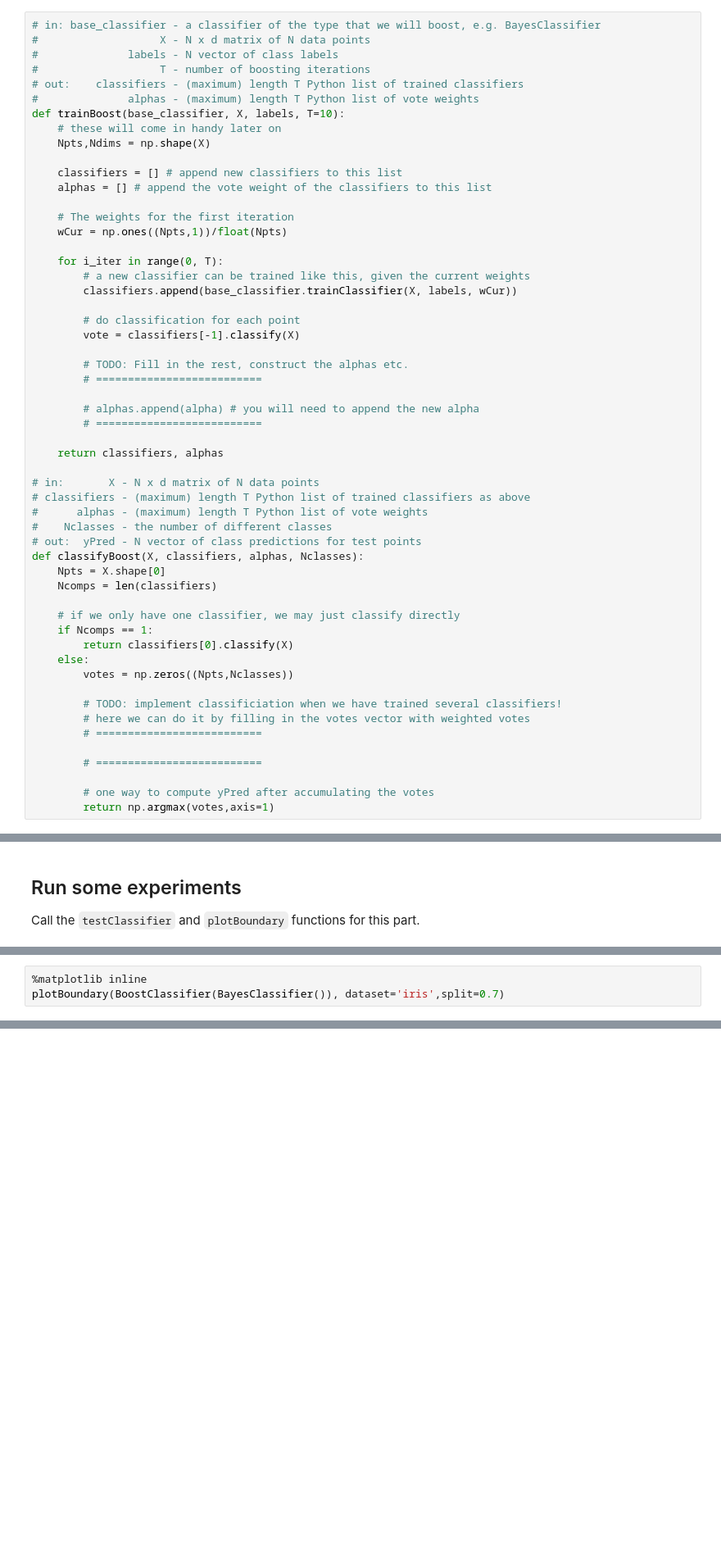
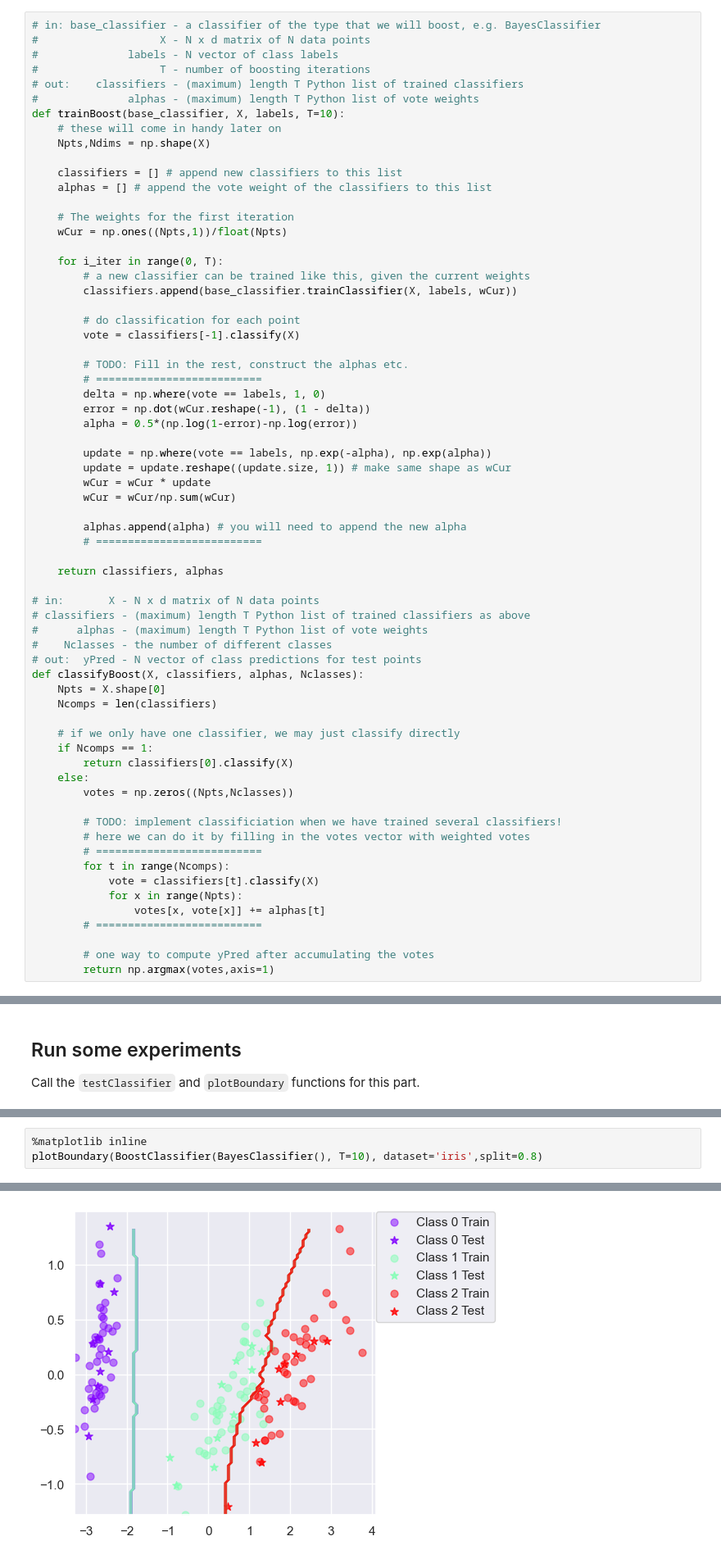
Before and after one commit to cetceeve/KTH-DD2421-machine-learning-labs, a Jupyter notebook: lab3py/lab3.ipynb, the cells around one changed output, grey strips where cells are left out. Shown at 82% size. Drawn from its saved outputs; the diff is of its cells as text; blank space fills up the shorter version.

```diff
--- a/lab3py/lab3.ipynb
+++ b/lab3py/lab3.ipynb
@@ -294,8 +320,16 @@ def trainBoost(base_classifier, X, labels, T=10):
 
         # TODO: Fill in the rest, construct the alphas etc.
         # ==========================
+        delta = np.where(vote == labels, 1, 0)
+        error = np.dot(wCur.reshape(-1), (1 - delta))
+        alpha = 0.5*(np.log(1-error)-np.log(error))
 
-        # alphas.append(alpha) # you will need to append the new alpha
+        update = np.where(vote == labels, np.exp(-alpha), np.exp(alpha))
+        update = update.reshape((update.size, 1)) # make same shape as wCur
+        wCur = wCur * update
+        wCur = wCur/np.sum(wCur)
+
+        alphas.append(alpha) # you will need to append the new alpha
         # ==========================
 
     return classifiers, alphas
@@ -318,7 +352,10 @@ def classifyBoost(X, classifiers, alphas, Nclasses):
         # TODO: implement classificiation when we have trained several classifiers!
         # here we can do it by filling in the votes vector with weighted votes
         # ==========================
-
+        for t in range(Ncomps):
+            vote = classifiers[t].classify(X)
+            for x in range(Npts):
+                votes[x, vote[x]] += alphas[t]
         # ==========================
 
         # one way to compute yPred after accumulating the votes
@@ -353,3 +414,4 @@ testClassifier(BoostClassifier(BayesClassifier(), T=10), dataset='vowel',split=0
 # %%
 %matplotlib inline
-plotBoundary(BoostClassifier(BayesClassifier()), dataset='iris',split=0.7)
+plotBoundary(BoostClassifier(BayesClassifier(), T=10), dataset='iris',split=0.8)
+# %% [output]
@@ -355,0 +424 @@ plotBoundary(BoostClassifier(BayesClassifier()), dataset='iris',split=0.7)
+[figure, added]
```
Also changed, not shown: parts of 34 cells of this notebook, 1 other file.
